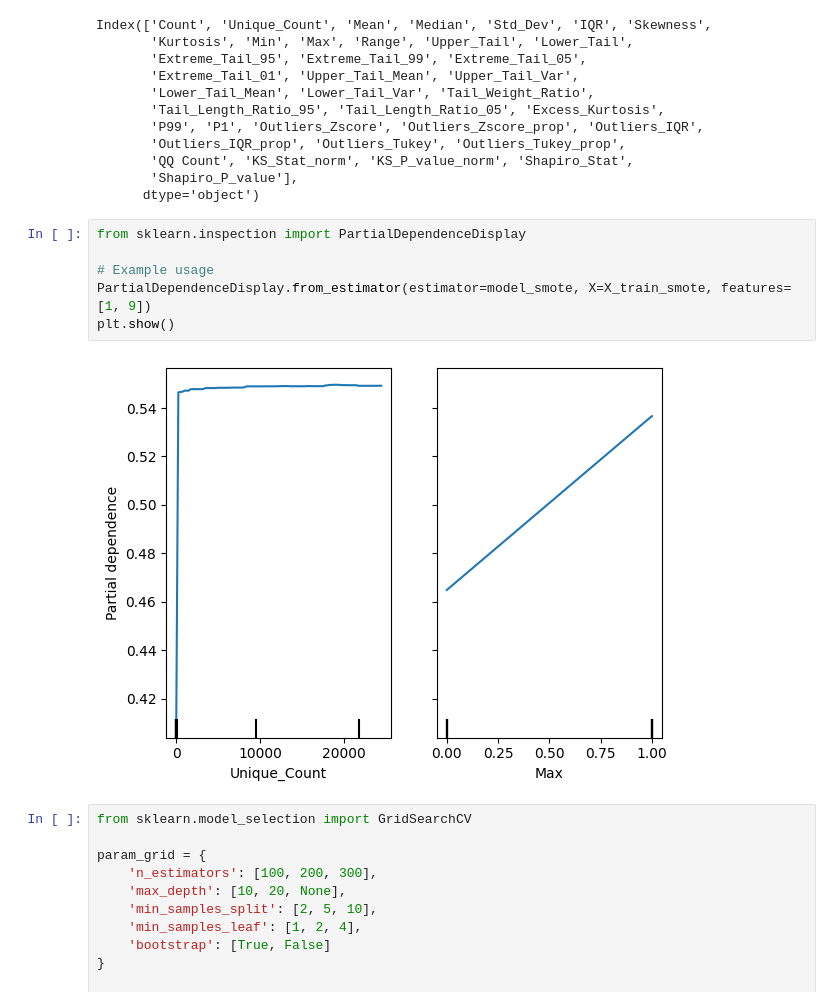
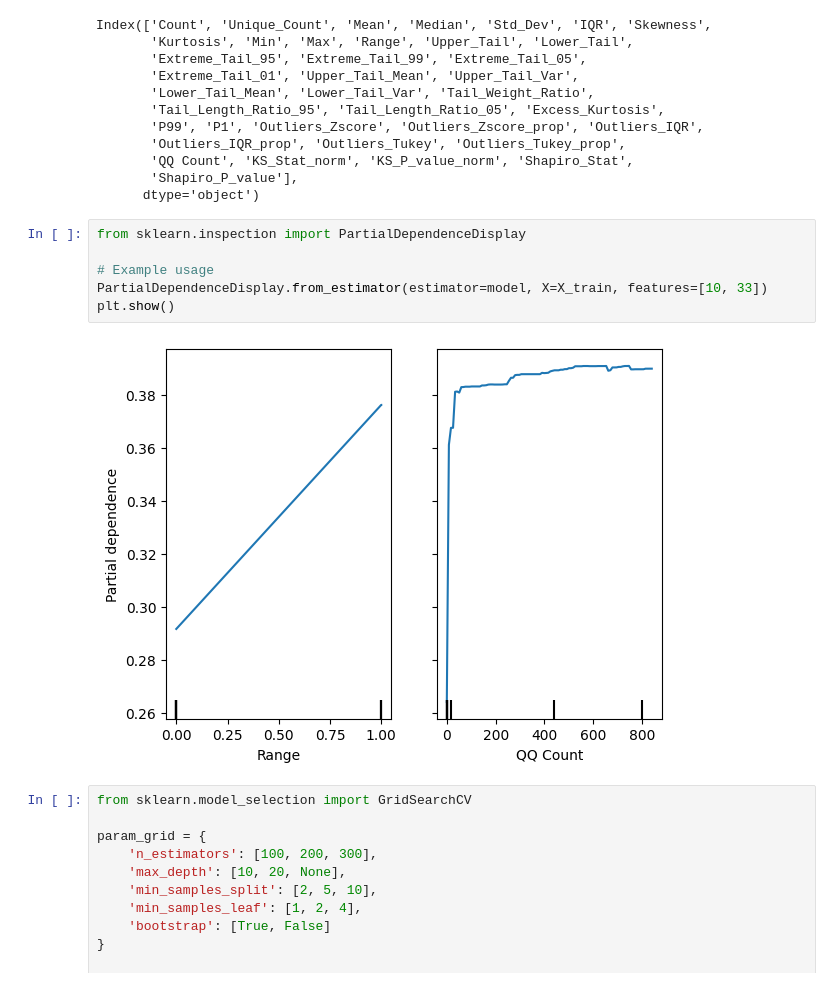
Before and after one commit to chan-cee/wafers, a Jupyter notebook: Luna/Modelling/Luna Modelling.ipynb, the cells around one changed output. Cells and saved outputs as stored; diff of their text form.

```diff
--- a/Luna/Modelling/Luna Modelling.ipynb
+++ b/Luna/Modelling/Luna Modelling.ipynb
@@ -264,11 +244,11 @@ Index(['Count', 'Unique_Count', 'Mean', 'Median', 'Std_Dev', 'IQR', 'Skewness',
 # %%
 from sklearn.inspection import PartialDependenceDisplay
 
 # Example usage
-PartialDependenceDisplay.from_estimator(estimator=model_smote, X=X_train_smote, features=[1, 9])
+PartialDependenceDisplay.from_estimator(estimator=model, X=X_train, features=[10, 33])
 plt.show()
 # %% [output]
-[figure, old version]
+[figure, new version]
 # %%
 from sklearn.model_selection import GridSearchCV
 
```
Also changed, not shown: parts of 8 cells of this notebook, 3 other files.
